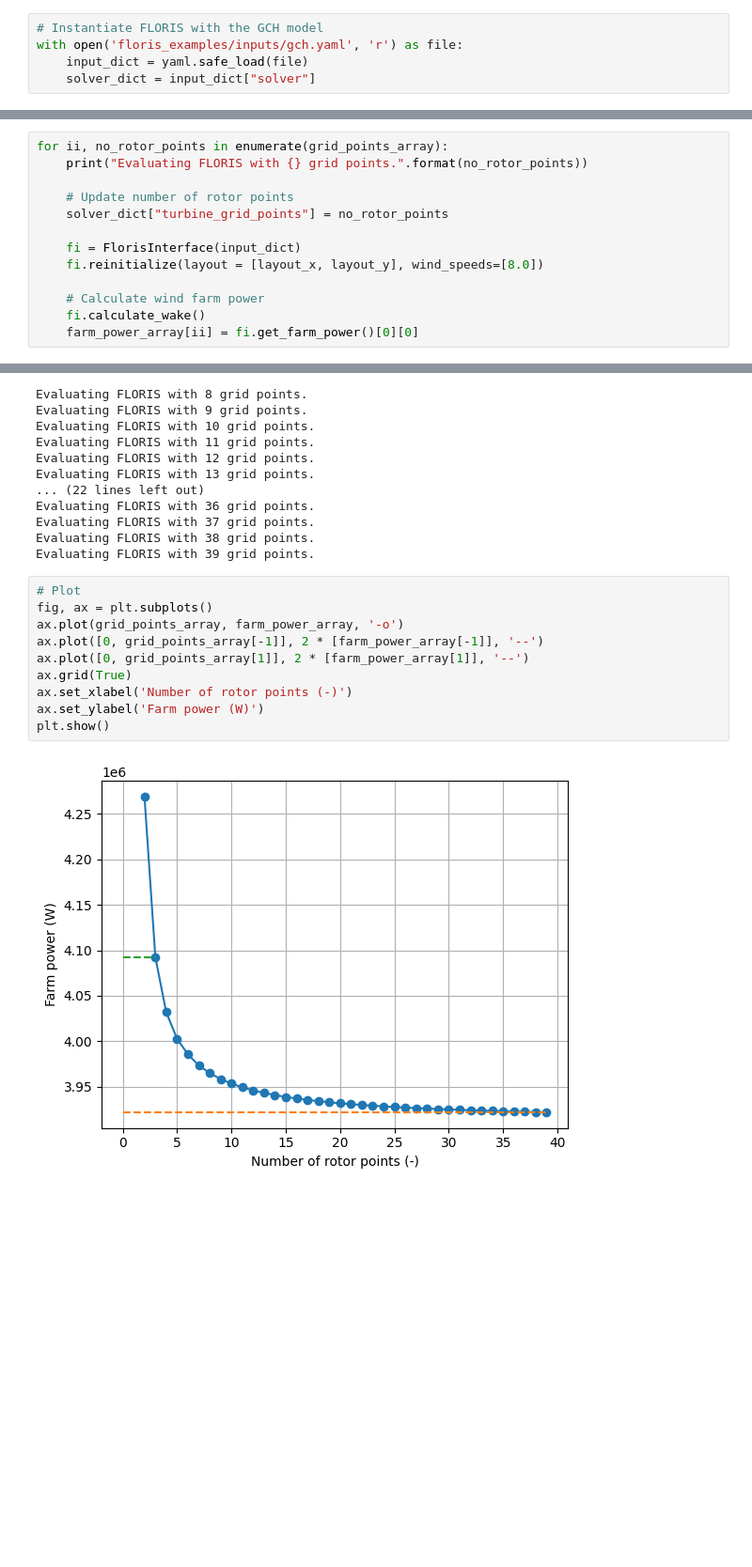
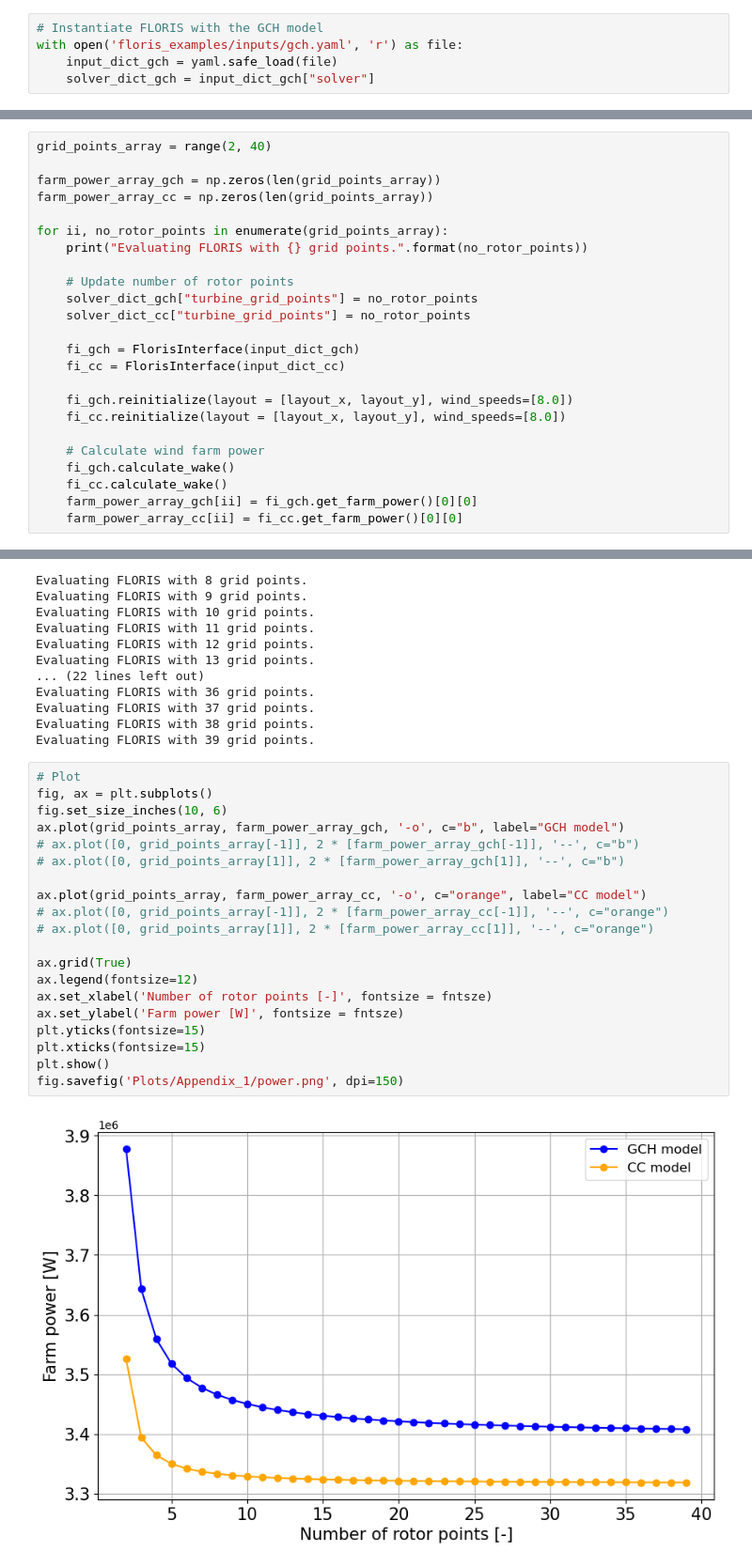
Before and after one commit to MarcusBinder/Thesis, a Jupyter notebook: Code/n_grid convergence.ipynb, the cells around one changed output, grey strips where cells are left out. Shown at 94% size. Saved outputs shown, nothing was run; the diff lists cells and outputs as text; blank space fills up the shorter version.

```diff
--- a/Code/n_grid convergence.ipynb
+++ b/Code/n_grid convergence.ipynb
@@ -7,5 +9,5 @@ from floris.tools import FlorisInterface
 # %%
 # Instantiate FLORIS with the GCH model
 with open('floris_examples/inputs/gch.yaml', 'r') as file:
-    input_dict = yaml.safe_load(file)
-    solver_dict = input_dict["solver"]
+    input_dict_gch = yaml.safe_load(file)
+    solver_dict_gch = input_dict_gch["solver"]
@@ -22,16 +56,27 @@ farm_power_array = np.zeros(len(grid_points_array))
 # %%
+grid_points_array = range(2, 40)
+
+farm_power_array_gch = np.zeros(len(grid_points_array))
+farm_power_array_cc = np.zeros(len(grid_points_array))
+
 for ii, no_rotor_points in enumerate(grid_points_array):
     print("Evaluating FLORIS with {} grid points.".format(no_rotor_points))
 
     # Update number of rotor points
-    solver_dict["turbine_grid_points"] = no_rotor_points
+    solver_dict_gch["turbine_grid_points"] = no_rotor_points
+    solver_dict_cc["turbine_grid_points"] = no_rotor_points
 
-    fi = FlorisInterface(input_dict)
-    fi.reinitialize(layout = [layout_x, layout_y], wind_speeds=[8.0])
+    fi_gch = FlorisInterface(input_dict_gch)
+    fi_cc = FlorisInterface(input_dict_cc)
+
+    fi_gch.reinitialize(layout = [layout_x, layout_y], wind_speeds=[8.0])
+    fi_cc.reinitialize(layout = [layout_x, layout_y], wind_speeds=[8.0])
 
     # Calculate wind farm power
-    fi.calculate_wake()
-    farm_power_array[ii] = fi.get_farm_power()[0][0]
+    fi_gch.calculate_wake()
+    fi_cc.calculate_wake()
+    farm_power_array_gch[ii] = fi_gch.get_farm_power()[0][0]
+    farm_power_array_cc[ii] = fi_cc.get_farm_power()[0][0]
 # %% [output]
 Evaluating FLORIS with 2 grid points.
 Evaluating FLORIS with 3 grid points.
@@ -53,12 +98,22 @@ Evaluating FLORIS with 39 grid points.
 # %%
 # Plot
 fig, ax = plt.subplots()
-ax.plot(grid_points_array, farm_power_array, '-o')
-ax.plot([0, grid_points_array[-1]], 2 * [farm_power_array[-1]], '--')
-ax.plot([0, grid_points_array[1]], 2 * [farm_power_array[1]], '--')
+fig.set_size_inches(10, 6)
+ax.plot(grid_points_array, farm_power_array_gch, '-o', c="b", label="GCH model")
+# ax.plot([0, grid_points_array[-1]], 2 * [farm_power_array_gch[-1]], '--', c="b")
+# ax.plot([0, grid_points_array[1]], 2 * [farm_power_array_gch[1]], '--', c="b")
+
+ax.plot(grid_points_array, farm_power_array_cc, '-o', c="orange", label="CC model")
+# ax.plot([0, grid_points_array[-1]], 2 * [farm_power_array_cc[-1]], '--', c="orange")
+# ax.plot([0, grid_points_array[1]], 2 * [farm_power_array_cc[1]], '--', c="orange")
+
 ax.grid(True)
-ax.set_xlabel('Number of rotor points (-)')
-ax.set_ylabel('Farm power (W)')
+ax.legend(fontsize=12)
+ax.set_xlabel('Number of rotor points [-]', fontsize = fntsze)
+ax.set_ylabel('Farm power [W]', fontsize = fntsze)
+plt.yticks(fontsize=15)
+plt.xticks(fontsize=15)
 plt.show()
+fig.savefig('Plots/Appendix_1/power.png', dpi=150)
 # %% [output]
-[figure, old version]
+[figure, new version]
```
Also changed, not shown: parts of 13 cells of this notebook, 12 other files.
